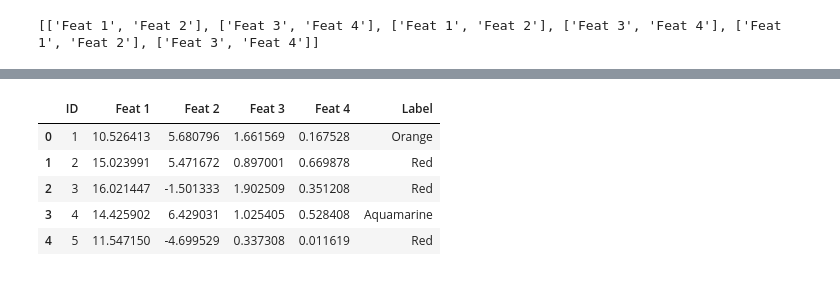
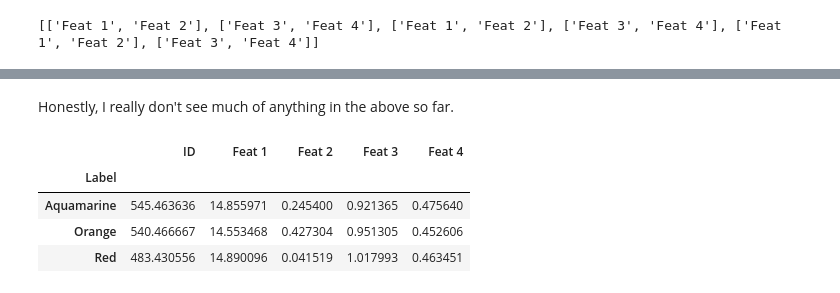
Before and after one commit to magratheazaphod/nextcaller, a Jupyter notebook: blind_scratch.ipynb, the cells around one changed output, grey strips where cells are left out. Saved outputs shown, nothing was run; the diff lists cells and outputs as text; code cells hidden in the pictures.

```diff
--- a/blind_scratch.ipynb
+++ b/blind_scratch.ipynb
@@ -176,12 +170,3 @@ for i in range(6):
 [interactive output not drawn]
 [interactive output not drawn]
 [interactive output not drawn]
-# %%
-data.head()
-# %% [output]
-|  | ID | Feat 1 | Feat 2 | Feat 3 | Feat 4 | Label |
-| 0 | 1 | 10.526413 | 5.680796 | 1.661569 | 0.167528 | Orange |
-| 1 | 2 | 15.023991 | 5.471672 | 0.897001 | 0.669878 | Red |
-| 2 | 3 | 16.021447 | -1.501333 | 1.902509 | 0.351208 | Red |
-| 3 | 4 | 14.425902 | 6.429031 | 1.025405 | 0.528408 | Aquamarine |
-| 4 | 5 | 11.547150 | -4.699529 | 0.337308 | 0.011619 | Red |
@@ -189,0 +173,10 @@ Pipeline(steps=[('standardscaler',StandardScaler()),('gaussiannb', GaussianNB(pr
+# %% [markdown]
+Honestly, I really don't see much of anything in the above so far.
+# %%
+data.groupby('Label').mean()
+# %% [output]
+|  | ID | Feat 1 | Feat 2 | Feat 3 | Feat 4 |
+| Label |  |  |  |  |  |
+| Aquamarine | 545.463636 | 14.855971 | 0.245400 | 0.921365 | 0.475640 |
+| Orange | 540.466667 | 14.553468 | 0.427304 | 0.951305 | 0.452606 |
+| Red | 483.430556 | 14.890096 | 0.041519 | 1.017993 | 0.463451 |
```
Also changed, not shown: parts of 32 cells of this notebook.
